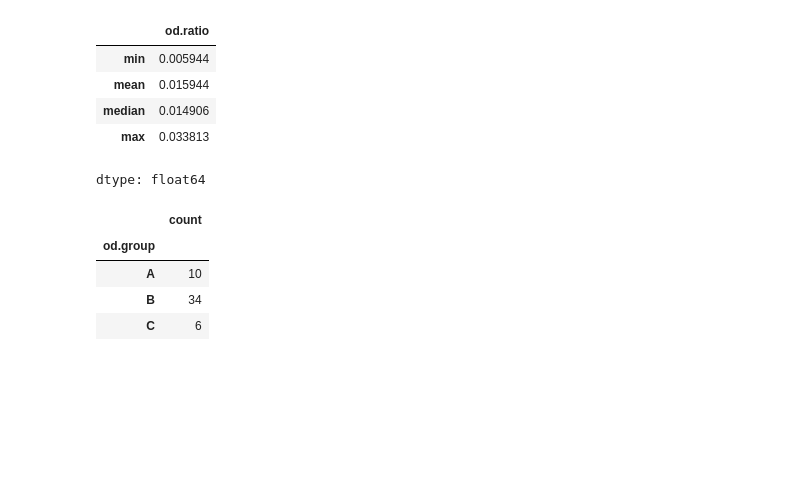
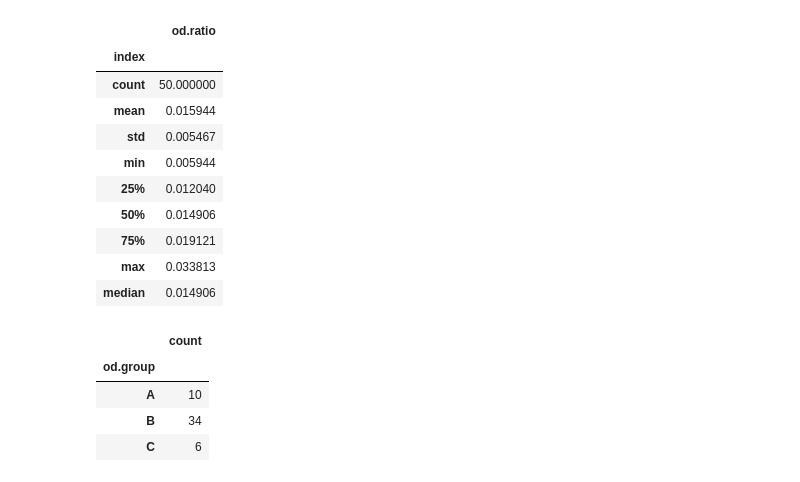
Before and after one commit to alex-bolshunov/data_mining_project, a Jupyter notebook: data_mining_project.ipynb, the cells around one changed output. Cells and saved outputs as stored; diff of their text form; code cells hidden in the pictures; blank space fills up the shorter version.

Commit message:
add visualizations and summary statistics

```diff
--- a/data_mining_project.ipynb
+++ b/data_mining_project.ipynb
@@ -57,7 +58,7 @@ overdose_df[num_columns_to_clean] = overdose_df[num_columns_to_clean].map(lambda
 overdose_df = overdose_df.astype(overdose_df_types)
 # %%
 #subset three columns, remove full state name column
-overdose_df = overdose_df.loc[:, overdose_column_names[1:]]
+#overdose_df = overdose_df.loc[:, overdose_column_names[1:]]
 # %%
 #create new variable overdose ratio (overdose / populaiton)
 overdose_df["od.ratio"] =  (overdose_df["od"]/overdose_df["pop"]*100)
@@ -64,13 +105,18 @@ overdose_df["od.ratio"] =  (overdose_df["od"]/overdose_df["pop"]*100)
 # %%
-#summary statistics
-overdose_df["od.ratio"].agg(["min", "mean", "median", "max"])
+#summary statistics overdose persentage state level
+pd.concat([overdose_df["od.ratio"].describe().reset_index(), overdose_df["od.ratio"].agg(["median"]).reset_index()], ignore_index = True).set_index("index")
 # %% [output]
 |  | od.ratio |
+| index |  |
+| count | 50.000000 |
+| mean | 0.015944 |
+| std | 0.005467 |
 | min | 0.005944 |
-| mean | 0.015944 |
+| 25% | 0.012040 |
+| 50% | 0.014906 |
+| 75% | 0.019121 |
+| max | 0.033813 |
 | median | 0.014906 |
-| max | 0.033813 |
-dtype: float64
 # %%
 #define the group based on the number
 def categorize(num):
```
Also changed, not shown: parts of 33 cells of this notebook.
